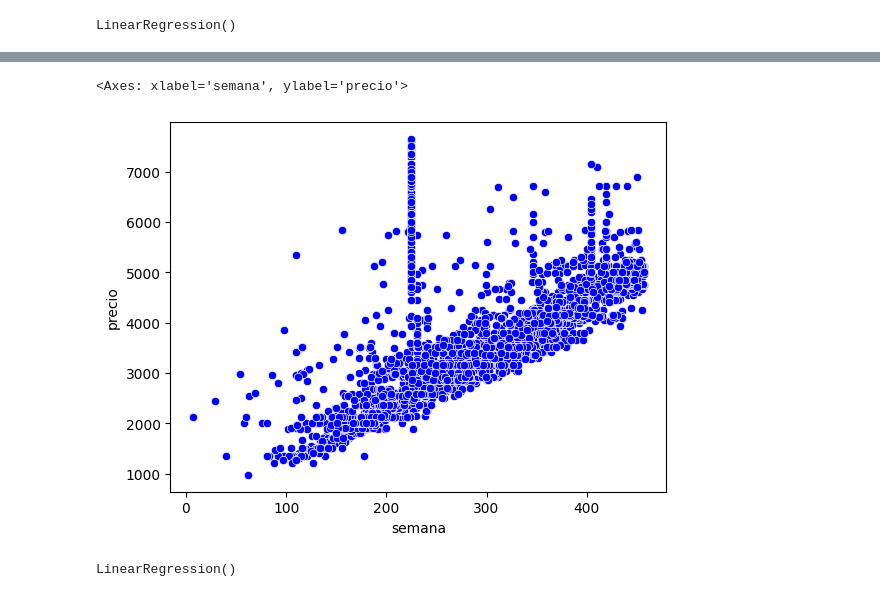
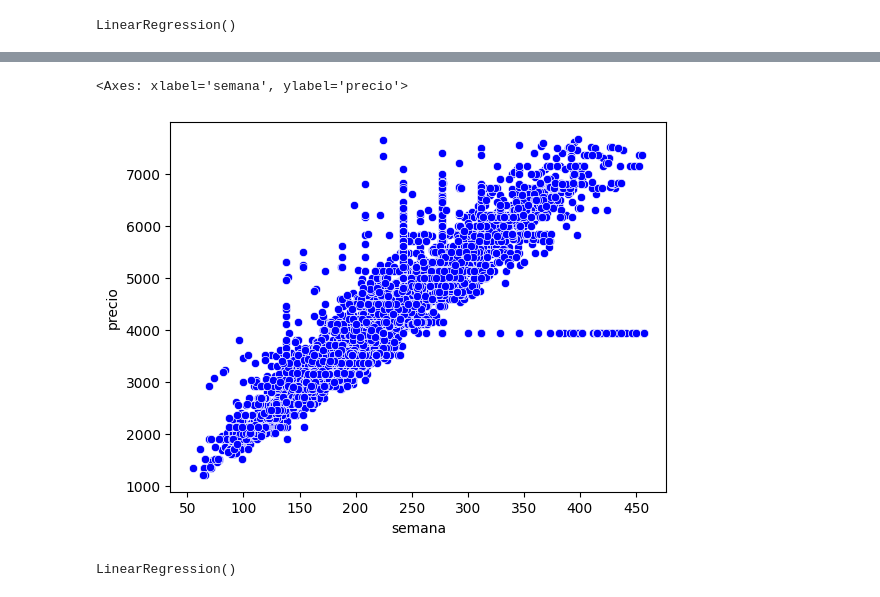
Before and after one commit to Angel353/Act_2_GPPT, a Jupyter notebook: Correlaciones2.ipynb, the cells around one changed output, grey strips where cells are left out. Cells and saved outputs as stored; diff of their text form; code cells hidden in the pictures.

```diff
--- a/Correlaciones2.ipynb
+++ b/Correlaciones2.ipynb
@@ -293,13 +293,13 @@ coef_Correl
 # %%
 # Scatter plot entre la variable dependiente (total) e independientes
 # Comportamiento de su dispersión
 
 from turtle import color
 
-sns.scatterplot(x = 'semana', y = 'precio', color = 'blue', data = Credicel13Sem)
+sns.scatterplot(x = 'semana', y = 'precio', color = 'blue', data = Credicel26Sem)
 # %% [output]
 <Axes: xlabel='semana', ylabel='precio'>
-[figure, old version]
+[figure, new version]
 # %%
 # Variable Dependiente e Independiente
 
```
Also changed, not shown: parts of 28 cells of this notebook.
